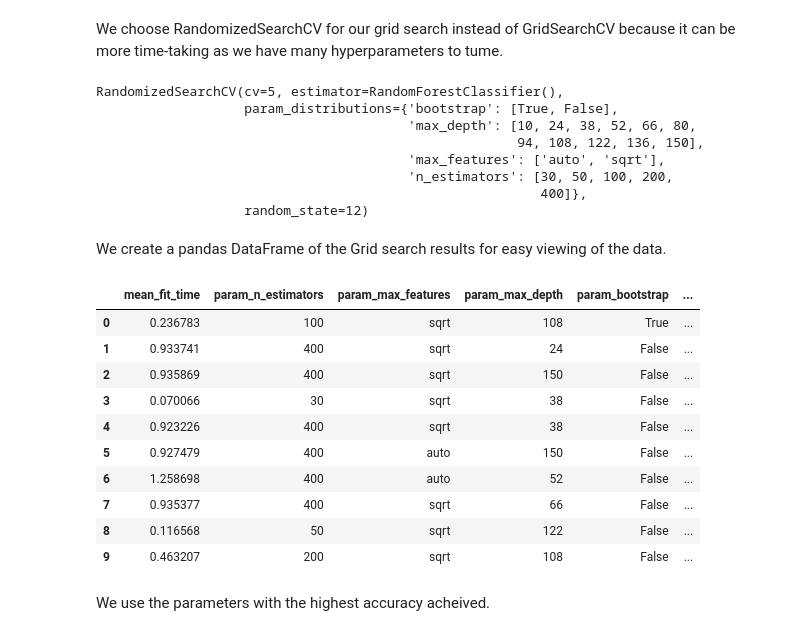
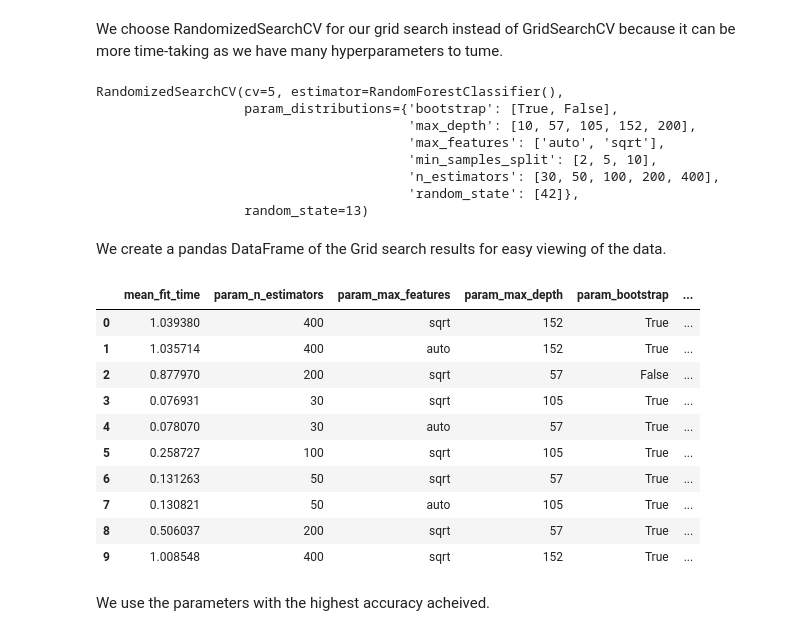
Before and after one commit to Waleed-Mujahid/Machine-Learning, a Jupyter notebook: Model Selection and Grid Search/Heart_DIsease_Predict.ipynb, the cells around one changed output. Cells and saved outputs as stored; diff of their text form; code cells hidden in the pictures.

```diff
--- a/Model Selection and Grid Search/Heart_DIsease_Predict.ipynb
+++ b/Model Selection and Grid Search/Heart_DIsease_Predict.ipynb
@@ -21,3 +17,5 @@ df = pd.read_csv('/content/drive/MyDrive/Colab Notebooks/heart.csv')
+# %%
+df = pd.read_csv('https://raw.githubusercontent.com/Waleed-Mujahid/Machine-Learning/main/Model%20Selection%20and%20Grid%20Search/heart.csv')
 # %% [markdown]
 Let us take a look at the content of our Dataset
 # %%
@@ -263,39 +261,41 @@ import numpy as np
 parameters = {
     'n_estimators':[30,50,100,200,400],
     'max_features' : ['auto', 'sqrt'],
+    'min_samples_split' : [2, 5, 10],
     'bootstrap' : [True, False],
-    'max_depth' : [int(x) for x in np.linspace(10, 150, num = 11)]
+    'max_depth' : [int(x) for x in np.linspace(10, 200, num = 5)],
+    'random_state': [42]
 }
-clf = RandomizedSearchCV(RandomForestClassifier() , parameters , cv=  5, random_state = 12)
+clf = RandomizedSearchCV(RandomForestClassifier() , parameters , cv=  5, random_state = 13)
 # %%
 clf.fit(X_train,y_train)
 # %% [output]
 RandomizedSearchCV(cv=5, estimator=RandomForestClassifier(),
                    param_distributions={'bootstrap': [True, False],
-                                        'max_depth': [10, 24, 38, 52, 66, 80,
-                                                      94, 108, 122, 136, 150],
+                                        'max_depth': [10, 57, 105, 152, 200],
                                         'max_features': ['auto', 'sqrt'],
-                                        'n_estimators': [30, 50, 100, 200,
-                                                         400]},
-                   random_state=12)
+                                        'min_samples_split': [2, 5, 10],
+                                        'n_estimators': [30, 50, 100, 200, 400],
+                                        'random_state': [42]},
+                   random_state=13)
 # %% [markdown]
   We create a pandas DataFrame of the Grid search results for easy viewing of the data.
 # %%
 df = pd.DataFrame(clf.cv_results_)
 # %%
-df[['mean_fit_time','param_n_estimators', 'param_max_features','param_max_depth','param_bootstrap','rank_test_score']]
+df[['mean_fit_time','param_n_estimators', 'param_max_features','param_max_depth','param_bootstrap','mean_test_score','param_min_samples_split','rank_test_score']]
 # %% [output]
 |  | mean_fit_time | param_n_estimators | param_max_features | param_max_depth | param_bootstrap | ... |
-| 0 | 0.236783 | 100 | sqrt | 108 | True | ... |
-| 1 | 0.933741 | 400 | sqrt | 24 | False | ... |
-| 2 | 0.935869 | 400 | sqrt | 150 | False | ... |
-| 3 | 0.070066 | 30 | sqrt | 38 | False | ... |
-| 4 | 0.923226 | 400 | sqrt | 38 | False | ... |
-| 5 | 0.927479 | 400 | auto | 150 | False | ... |
-| 6 | 1.258698 | 400 | auto | 52 | False | ... |
-| 7 | 0.935377 | 400 | sqrt | 66 | False | ... |
-| 8 | 0.116568 | 50 | sqrt | 122 | False | ... |
-| 9 | 0.463207 | 200 | sqrt | 108 | False | ... |
+| 0 | 1.039380 | 400 | sqrt | 152 | True | ... |
+| 1 | 1.035714 | 400 | auto | 152 | True | ... |
+| 2 | 0.877970 | 200 | sqrt | 57 | False | ... |
+| 3 | 0.076931 | 30 | sqrt | 105 | True | ... |
+| 4 | 0.078070 | 30 | auto | 57 | True | ... |
+| 5 | 0.258727 | 100 | sqrt | 105 | True | ... |
+| 6 | 0.131263 | 50 | sqrt | 57 | True | ... |
+| 7 | 0.130821 | 50 | auto | 105 | True | ... |
+| 8 | 0.506037 | 200 | sqrt | 57 | True | ... |
+| 9 | 1.008548 | 400 | sqrt | 152 | True | ... |
 # %% [markdown]
   We use the parameters with the highest accuracy acheived.
 # %%
```
Also changed, not shown: parts of 11 cells of this notebook.
